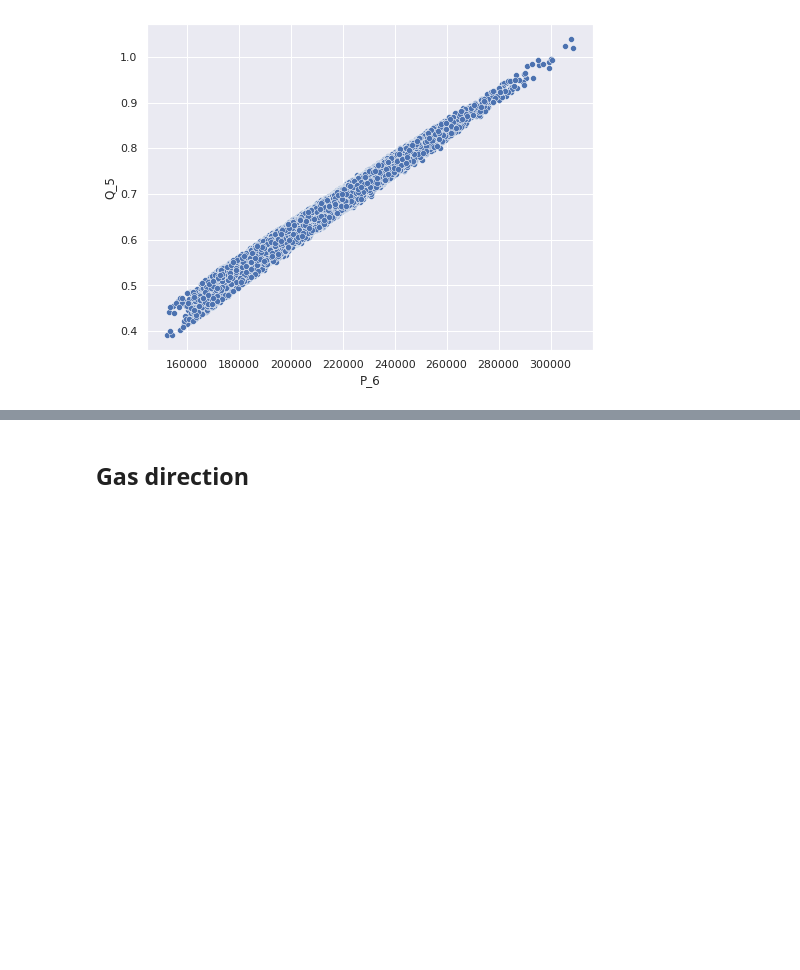
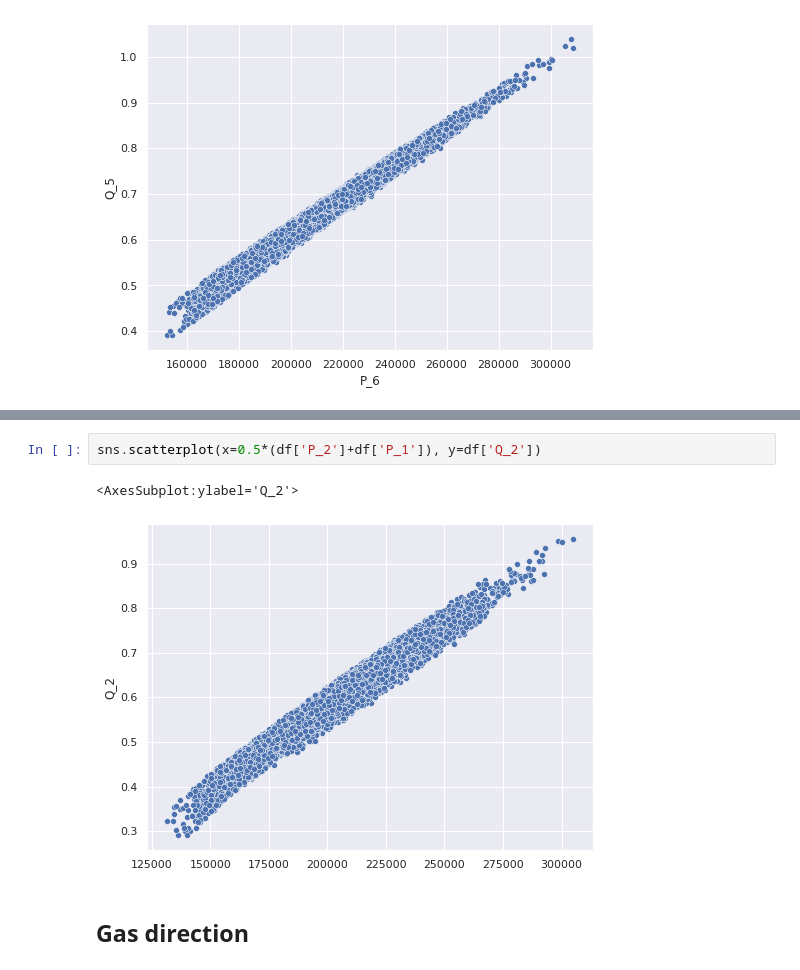
Before and after one commit to maftukh/energy-hack, a Jupyter notebook: energy_hack.ipynb, the cells around one changed output, grey strips where cells are left out. Drawn from its saved outputs; the diff is of its cells as text; blank space fills up the shorter version.

```diff
--- a/energy_hack.ipynb
+++ b/energy_hack.ipynb
@@ -165,3 +170,8 @@ sns.scatterplot(x=df['P_6'], y=df['Q_5'])
+# %%
+sns.scatterplot(x=0.5*(df['P_2']+df['P_1']), y=df['Q_2'])
+# %% [output]
+<AxesSubplot:ylabel='Q_2'>
+[figure, added]
 # %% [markdown]
 ## Gas direction
 # %%
```
Also changed, not shown: parts of 4 cells of this notebook, 2 other files.
